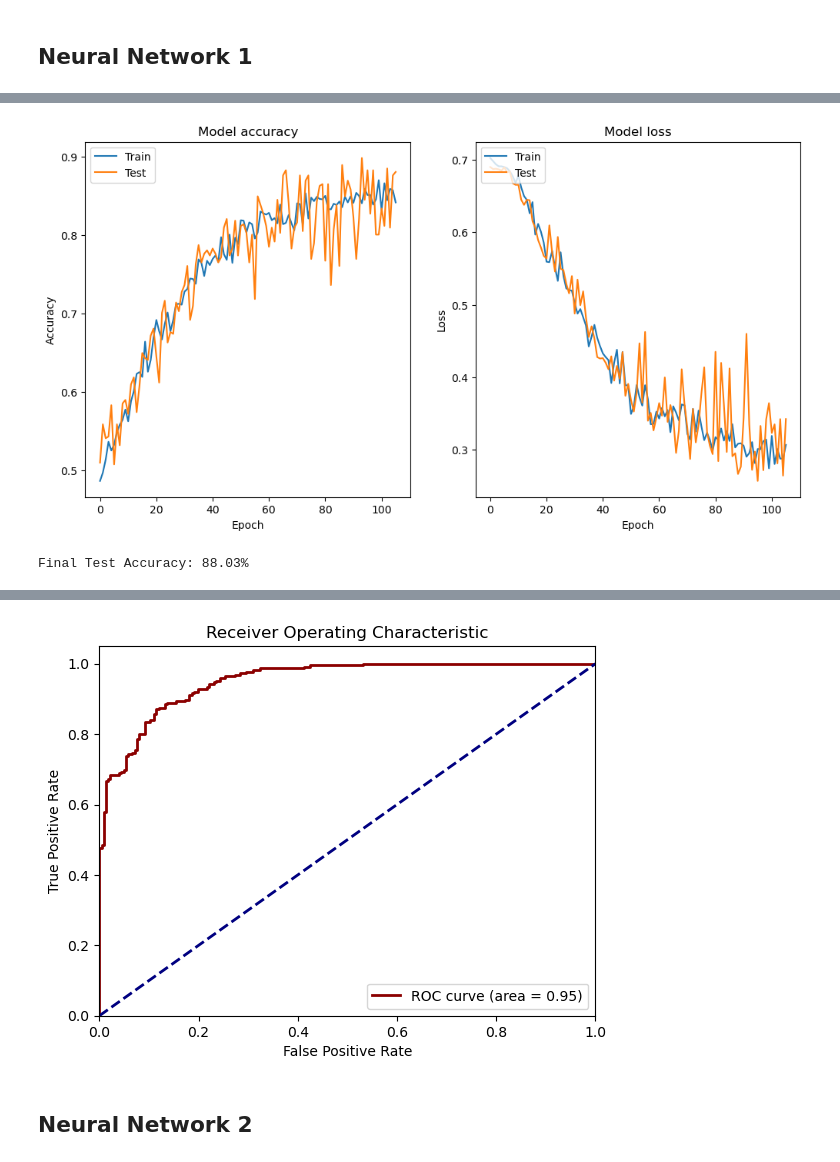
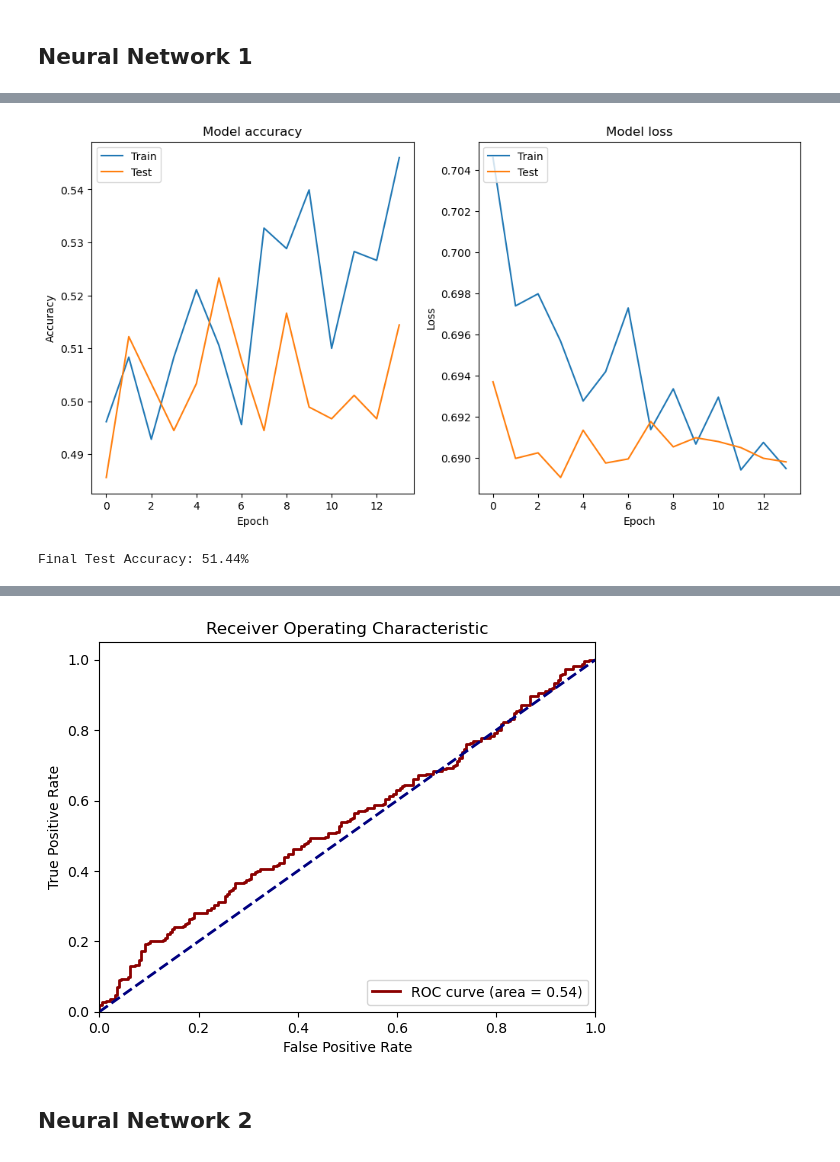
Before and after one commit to bryan-ortiz0/crypto-forecast-analysis, a Jupyter notebook: models/nn-daily.ipynb, the cells around one changed output, grey strips where cells are left out. Cells and saved outputs as stored; diff of their text form; code cells hidden in the pictures.

```diff
--- a/models/nn-daily.ipynb
+++ b/models/nn-daily.ipynb
@@ -33,6 +34,10 @@ from tensorflow.keras.callbacks import EarlyStopping
 # %% [markdown]
 ## Read In CSV
 # %%
-eth = pd.read_csv('./data/ohlcv_daily.csv')
+eth = pd.read_csv('../data/ohlcv_daily.csv')
-# %%
-eth.fillna(eth.mean(), inplace=True)
+# %%
+eth["tomorrow"] = eth["tomorrow"].fillna(eth["tomorrow"].mean())
+eth["trend_2"] = eth["trend_2"].fillna(eth["trend_2"].mean())
+eth["trend_7"] = eth["trend_7"].fillna(eth["trend_7"].mean())
+eth["trend_60"] = eth["trend_60"].fillna(eth["trend_60"].mean())
+eth["trend_365"] = eth["trend_365"].fillna(eth["trend_365"].mean())
@@ -41,33 +66,37 @@ eth.fillna(eth.mean(), inplace=True)
 # %% [markdown]
 ## Neural Network 1
 # %%
-predictor_values = ['close', 'volume', 'open', 'high', 'low', 'edit_count', 'sentiment', 'negative_sentiment', 'tomorrow']
+predictions = ['close', 'volume', 'open', 'high', 'low', 'edit_count', 'sentiment', 'negative_sentiment']
 
-X = eth[predictor_values]
+X = eth[predictions]
 y = eth['target']
 
-X_train, X_test, y_train, y_test = train_test_split(X, y, test_size=0.2, random_state=42)
+X_train, X_test, y_train, y_test = train_test_split(X, y, test_size=0.1, random_state=42)
 
 scaler = StandardScaler()
 X_train_scaled = scaler.fit_transform(X_train)
-X_test_scaled = scaler.transform(X_test)
 
-input_shape = (X_train_scaled.shape[1],)
-model = tf.keras.Sequential([
-    tf.keras.layers.Dense(128, activation='relu', input_shape=input_shape),
+X_train_lstm = X_train_scaled.reshape(X_train_scaled.shape[0], X_train_scaled.shape[1], len(predictions))
+
+input_shape = (X_train_scaled.shape[1], len(predictions))
+model = tf.keras.models.Sequential([
+    tf.keras.layers.LSTM(units=50, return_sequences=True, input_shape=input_shape),
     tf.keras.layers.Dropout(0.2),
-    tf.keras.layers.Dense(256, activation='relu'),
+    tf.keras.layers.LSTM(units=50, return_sequences=True),
     tf.keras.layers.Dropout(0.2),
-    tf.keras.layers.Dense(128, activation='relu'),
+    tf.keras.layers.LSTM(units=50),
     tf.keras.layers.Dropout(0.2),
-    tf.keras.layers.Dense(1, activation='sigmoid')
+    tf.keras.layers.Dense(units=1)
 ])
 
-model.compile(optimizer='adam', loss='binary_crossentropy', metrics=['accuracy'])
+model.compile(optimizer='adam', loss='mean_squared_error')
 early_stop = EarlyStopping(monitor='val_loss', patience=10, restore_best_weights=True)
 
-history = model.fit(X_train_scaled, y_train,
+X_test_scaled = scaler.transform(X_test)
+X_test_lstm = X_test_scaled.reshape(X_test_scaled.shape[0], X_test_scaled.shape[1], len(predictions))
+
+history = model.fit(X_train_lstm, y_train,
                     epochs=500,
-                    validation_data=(X_test_scaled, y_test),
+                    validation_data=(X_test_lstm, y_test),
                     callbacks=[early_stop])
 # %% [output]
@@ -113,9 +126,10 @@ final_acc = history.history['val_accuracy'][-1]
 final_acc = final_acc * 100
 print(f"Final Test Accuracy: {final_acc:.2f}%")
 # %% [output]
-[figure, old version]
+[figure, new version]
-Final Test Accuracy: 88.03%
+Final Test Accuracy: 51.44%
 # %%
+predictions = model.predict(X_test_scaled)
 false_positive_rate, true_positive_rate, thresholds = roc_curve(y_test, predictions)
 roc_auc = auc(false_positive_rate, true_positive_rate)
 
@@ -132,4 +147,4 @@ plt.show();
-[figure, old version]
+[figure, new version]
 # %% [markdown]
 ## Neural Network 2
 # %%
```
Also changed, not shown: parts of 28 cells of this notebook, 34 other files.
